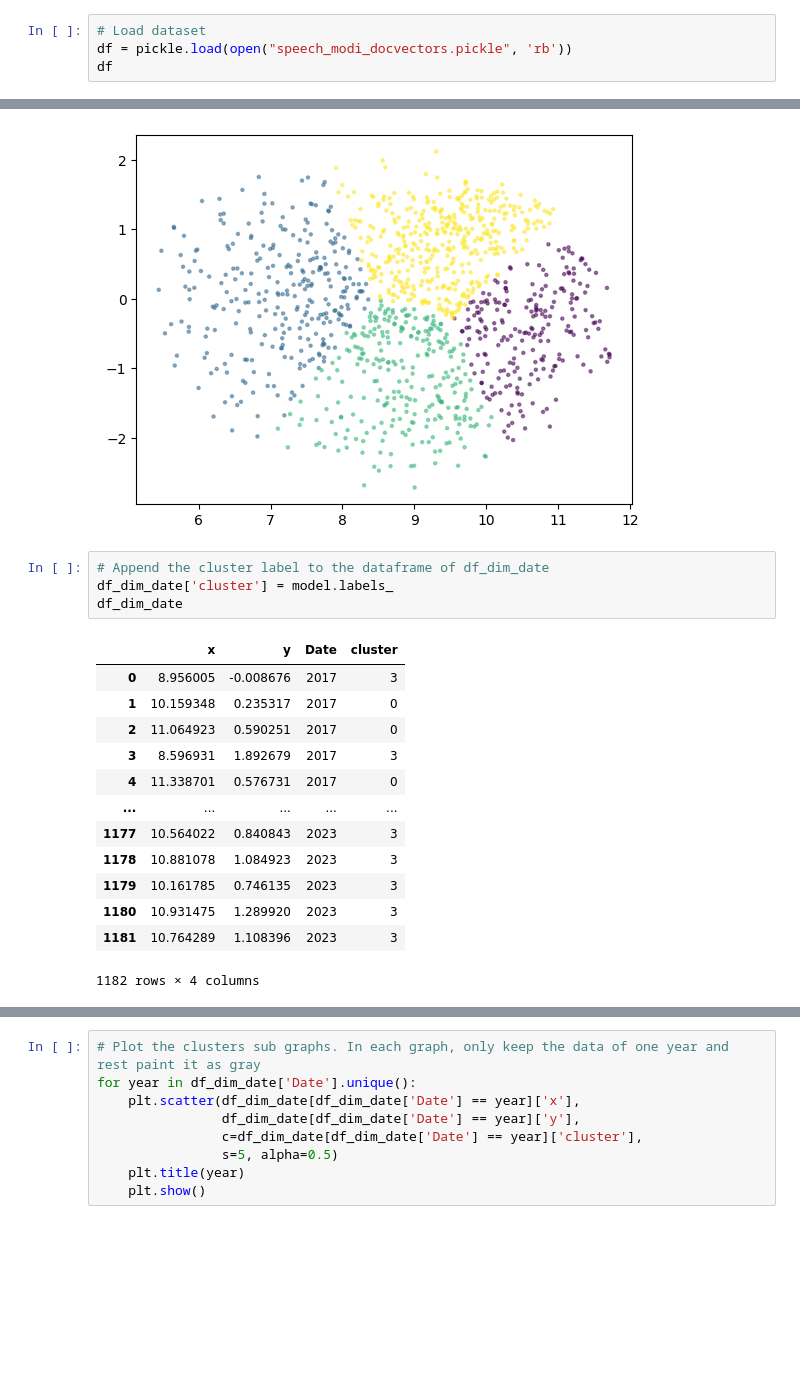
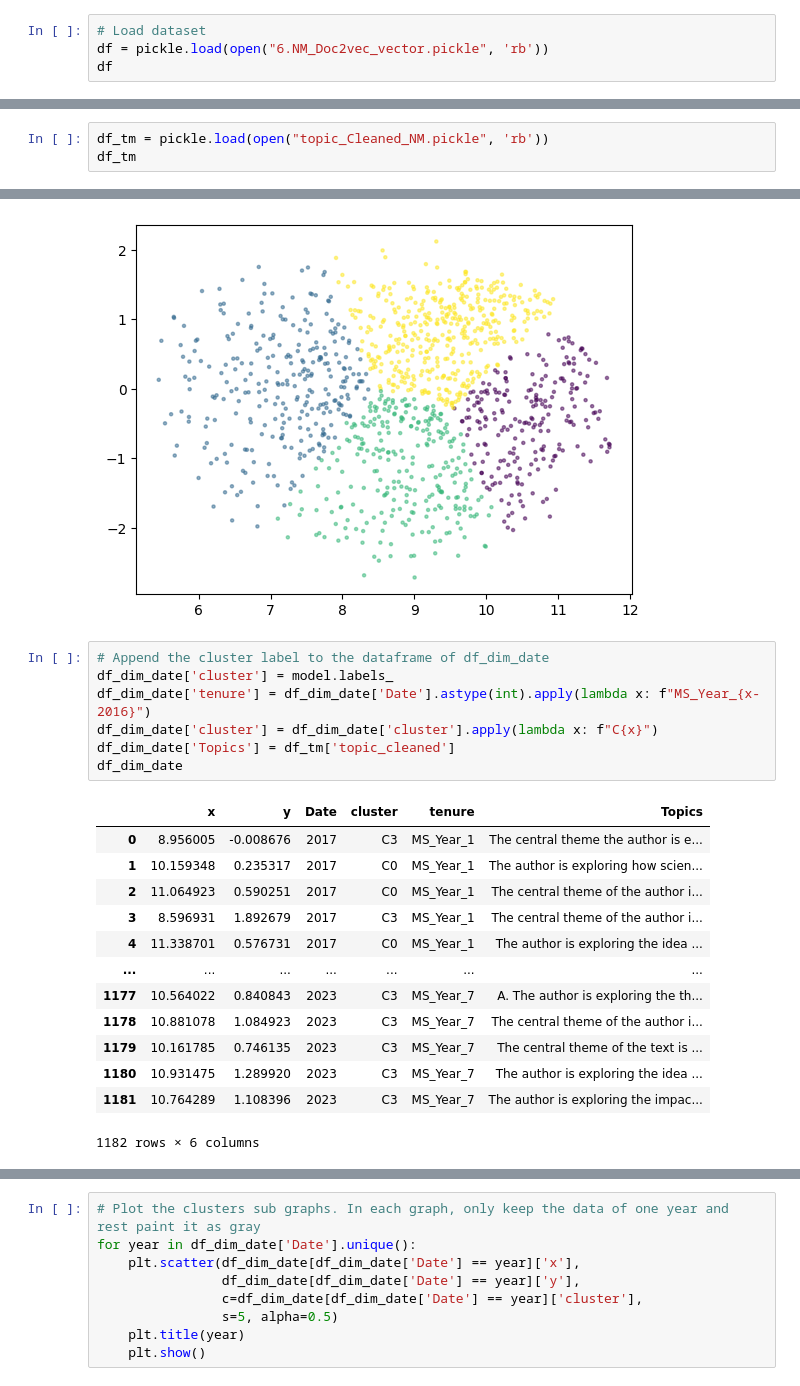
Before and after one commit to ohhlalit/CP, a Jupyter notebook: Narendra Modi/4.NM_Doc2Vec_clustering.ipynb, the cells around one changed output, grey strips where cells are left out. Drawn from its saved outputs; the diff is of its cells as text; blank space fills up the shorter version.

```diff
--- a/Narendra Modi/4.NM_Doc2Vec_clustering.ipynb
+++ b/Narendra Modi/4.NM_Doc2Vec_clustering.ipynb
@@ -5,7 +5,7 @@ import numpy as np
 import pickle
 # %%
 # Load dataset
-df = pickle.load(open("speech_modi_docvectors.pickle", 'rb'))
+df = pickle.load(open("6.NM_Doc2vec_vector.pickle", 'rb'))
 df
 # %% [output]
 |  | index | Date | dim_1 | dim_2 | dim_3 | dim_4 | dim_5 | dim_6 | dim_7 | dim_8 | ... | ... |
@@ -21,3 +21,6 @@ df
 | 1180 | NMS1181 | 2023-04-14 | -0.838372 | -1.508401 | 0.354411 | -1.605695 | -1.467359 | -0.746987 | 0.976520 | -0.301953 | ... | ... |
 | 1181 | NMS1182 | 2023-04-15 | -0.523598 | 0.171893 | 1.238906 | 2.190435 | 0.616642 | 2.134422 | 0.274659 | 1.203137 | ... | ... |
 1182 rows × 302 columns
+# %%
+df_tm = pickle.load(open("topic_Cleaned_NM.pickle", 'rb'))
+df_tm
@@ -252,18 +280,21 @@ plt.scatter(df_umap['x'], df_umap['y'], c=model.labels_, s=5, alpha=0.5)
 # %%
 # Append the cluster label to the dataframe of df_dim_date
 df_dim_date['cluster'] = model.labels_
+df_dim_date['tenure'] = df_dim_date['Date'].astype(int).apply(lambda x: f"MS_Year_{x-2016}")
+df_dim_date['cluster'] = df_dim_date['cluster'].apply(lambda x: f"C{x}")
+df_dim_date['Topics'] = df_tm['topic_cleaned']
 df_dim_date
 # %% [output]
-|  | x | y | Date | cluster |
-| 0 | 8.956005 | -0.008676 | 2017 | 3 |
-| 1 | 10.159348 | 0.235317 | 2017 | 0 |
-| 2 | 11.064923 | 0.590251 | 2017 | 0 |
-| 3 | 8.596931 | 1.892679 | 2017 | 3 |
-| 4 | 11.338701 | 0.576731 | 2017 | 0 |
-| ... | ... | ... | ... | ... |
-| 1177 | 10.564022 | 0.840843 | 2023 | 3 |
-| 1178 | 10.881078 | 1.084923 | 2023 | 3 |
-| 1179 | 10.161785 | 0.746135 | 2023 | 3 |
-| 1180 | 10.931475 | 1.289920 | 2023 | 3 |
-| 1181 | 10.764289 | 1.108396 | 2023 | 3 |
+|  | x | y | Date | cluster | tenure | Topics |
+| 0 | 8.956005 | -0.008676 | 2017 | C3 | MS_Year_1 | The central theme the author is e... |
+| 1 | 10.159348 | 0.235317 | 2017 | C0 | MS_Year_1 | The author is exploring how scien... |
+| 2 | 11.064923 | 0.590251 | 2017 | C0 | MS_Year_1 | The central theme of the author i... |
+| 3 | 8.596931 | 1.892679 | 2017 | C3 | MS_Year_1 | The central theme of the author i... |
+| 4 | 11.338701 | 0.576731 | 2017 | C0 | MS_Year_1 | The author is exploring the idea ... |
+| ... | ... | ... | ... | ... | ... | ... |
+| 1177 | 10.564022 | 0.840843 | 2023 | C3 | MS_Year_7 | A. The author is exploring the th... |
+| 1178 | 10.881078 | 1.084923 | 2023 | C3 | MS_Year_7 | The central theme of the author i... |
+| 1179 | 10.161785 | 0.746135 | 2023 | C3 | MS_Year_7 | The central theme of the text is ... |
+| 1180 | 10.931475 | 1.289920 | 2023 | C3 | MS_Year_7 | The author is exploring the idea ... |
+| 1181 | 10.764289 | 1.108396 | 2023 | C3 | MS_Year_7 | The author is exploring the impac... |
-1182 rows × 4 columns
+1182 rows × 6 columns
```
Also changed, not shown: parts of 6 cells of this notebook, 5 other files.
